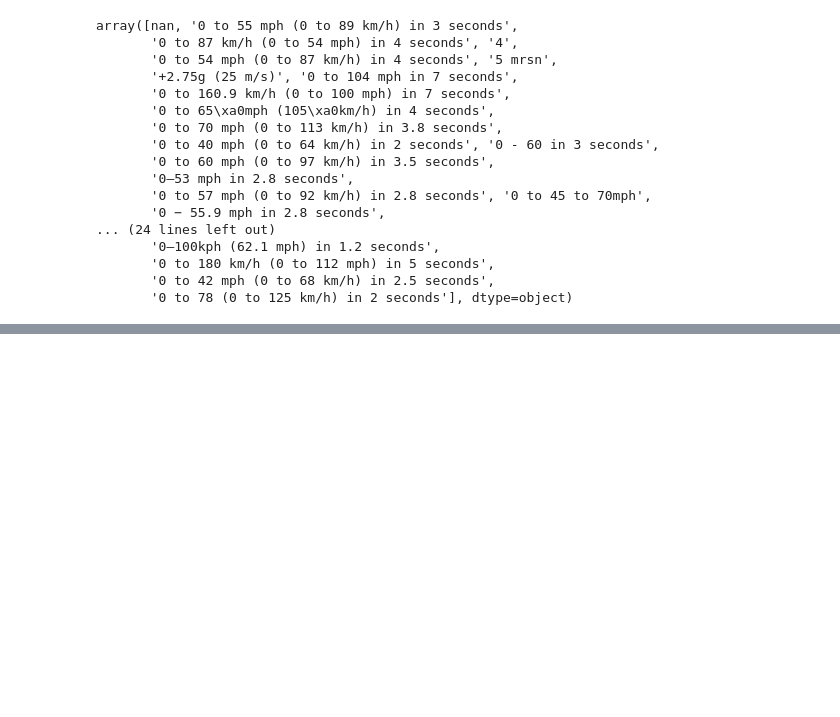
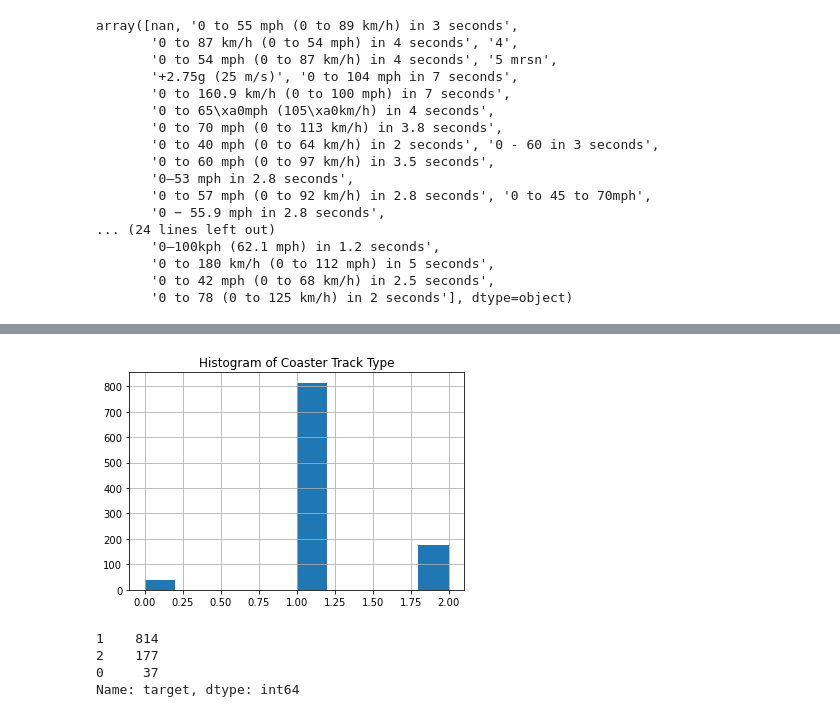
Before and after one commit to damienmha/coaster-classification, a Jupyter notebook: roller_coaster2.ipynb, the cells around one changed output, grey strips where cells are left out. Saved outputs shown, nothing was run; the diff lists cells and outputs as text; code cells hidden in the pictures; blank space fills up the shorter version.

```diff
--- a/roller_coaster2.ipynb
+++ b/roller_coaster2.ipynb
@@ -453,0 +886,11 @@ array([nan, '0 to 55 mph (0 to 89 km/h) in 3 seconds',
+# %%
+df['target'].hist()
+plt.title('Histogram of Coaster Track Type')
+plt.show()
+df['target'].value_counts()
+# %% [output]
+[figure, added]
+1    814
+2    177
+0     37
+Name: target, dtype: int64
```
Also changed, not shown: parts of 60 cells of this notebook, 2 other files.
